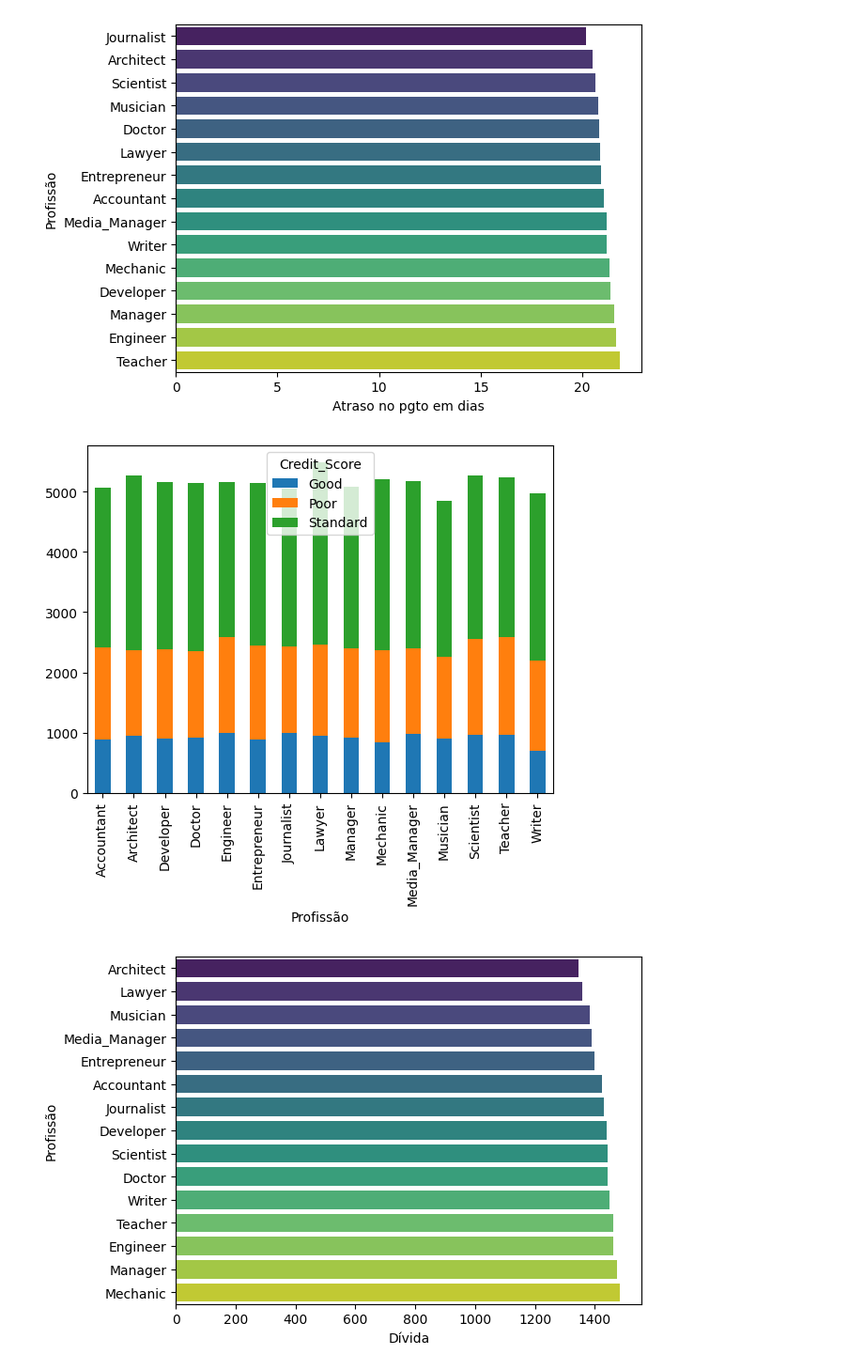
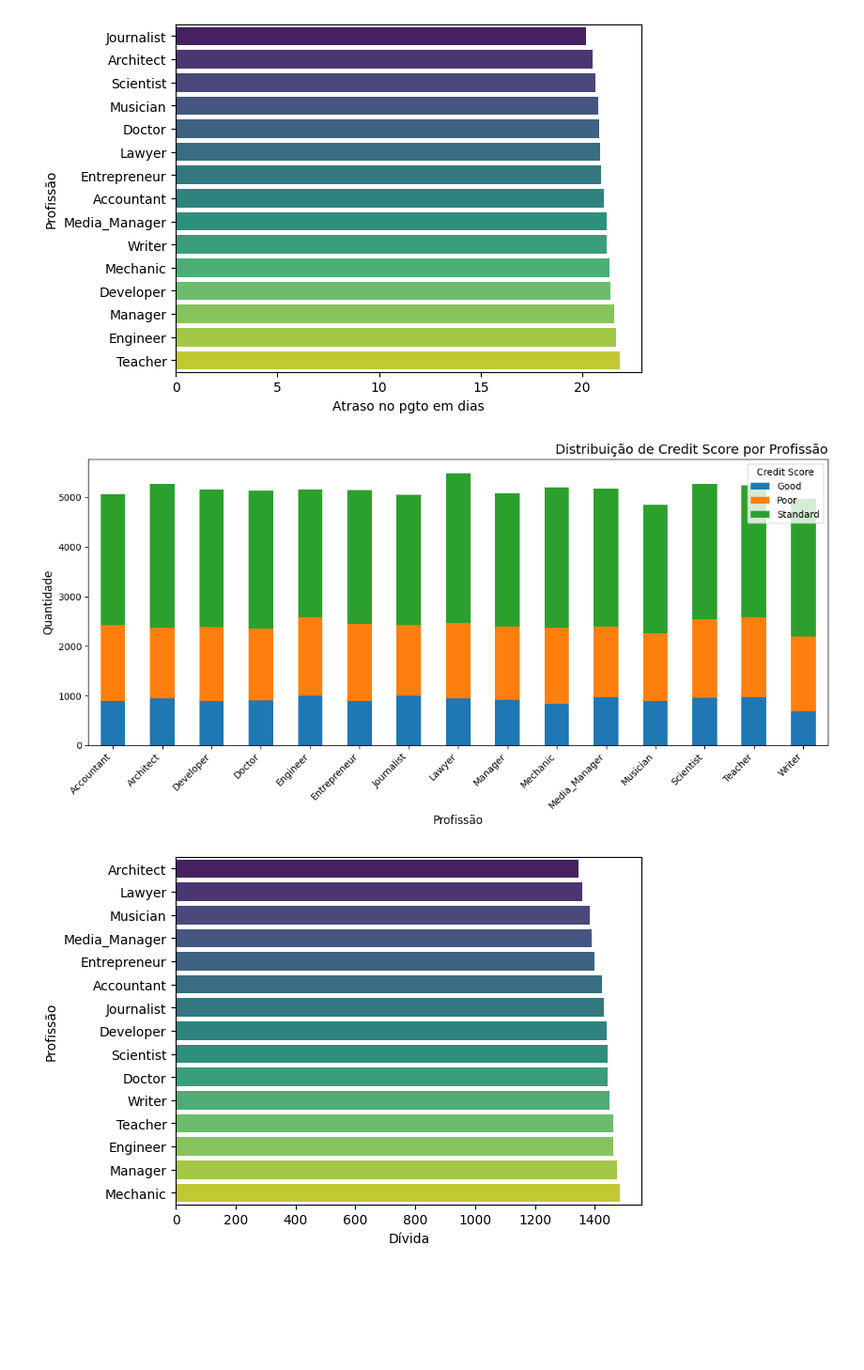
Before and after one commit to lpoggetto/aulas_machine_learning_FIAP, a Jupyter notebook: trabalho_final/trabalho_final_ml.ipynb, the cells around one changed output. Shown at 94% size. Saved outputs shown, nothing was run; the diff lists cells and outputs as text; code cells hidden in the pictures; blank space fills up the shorter version.

```diff
--- a/trabalho_final/trabalho_final_ml.ipynb
+++ b/trabalho_final/trabalho_final_ml.ipynb
@@ -430,13 +430,18 @@ plt.ylabel('Profissão')
 plt.show()
 # %% [output]
 [figure]
-# %%
-df_plot = df_total.groupby(['Occupation', 'Credit_Score']).size().reset_index().pivot(columns='Credit_Score', index='Occupation', values=0)
-df_plot.plot(kind='bar', stacked=True)
-plt.xlabel('Profissão')
-plt.show()
-# %% [output]
-[figure, removed]
+# %%
+df_plot = df_total.groupby(['Occupation', 'Credit_Score']).size().reset_index().pivot(columns='Credit_Score', index='Occupation', values=0)
+ax = df_plot.plot(kind='bar', stacked=True, figsize=(12, 6))  # Increase figure size
+plt.xlabel('Profissão', fontsize=12)  # Increase x-axis label font size
+plt.ylabel('Quantidade', fontsize=12)  # Increase y-axis label font size
+plt.title('Distribuição de Credit Score por Profissão', fontsize=14, loc='right')  # Add title and position it to the top right
+plt.xticks(rotation=45, ha='right', fontsize=10)  # Rotate x-axis labels for better readability
+plt.legend(title='Credit Score', fontsize=10)  # Increase legend font size
+plt.tight_layout()  # Adjust layout to prevent overlapping elements
+plt.show()
+# %% [output]
+[figure, added]
 # %%
 ordem1 = df_total.groupby(['Occupation'])['Outstanding_Debt'].mean().sort_values().index
 
```
Also changed, not shown: parts of 43 cells of this notebook.
